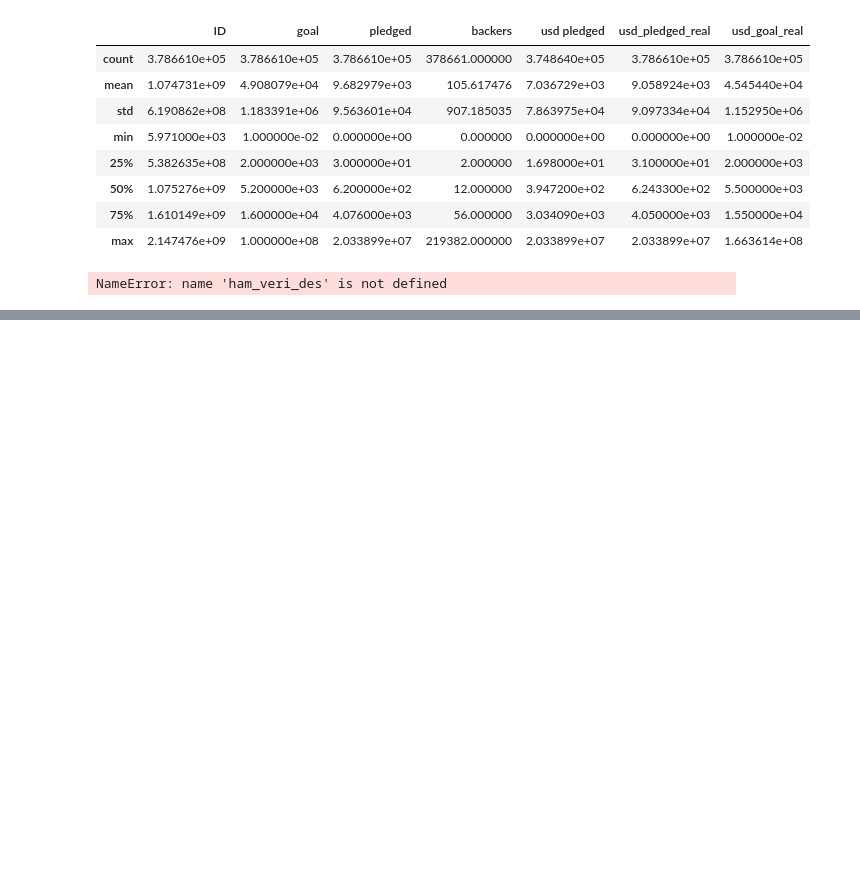
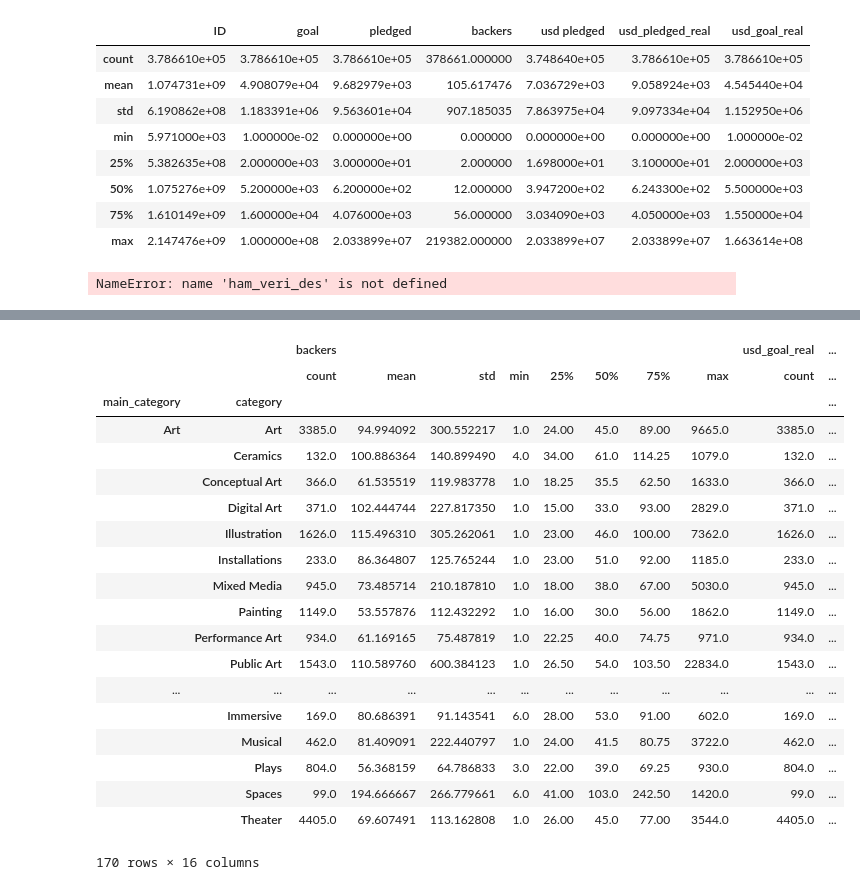
Before and after one commit to batutlsk/kickstarter, a Jupyter notebook: kickstarters.ipynb, the cells around one changed output, grey strips where cells are left out. Drawn from its saved outputs; the diff is of its cells as text; code cells hidden in the pictures; blank space fills up the shorter version.

```diff
--- a/kickstarters.ipynb
+++ b/kickstarters.ipynb
@@ -195,2 +194,5 @@ back_avg
 # %%
 data1=data.iloc[:,]
+# %%
+data1= data[data["state"]=="successful"]
+data1
@@ -196,0 +218,25 @@ data1=data.iloc[:,]
+# %%
+data2=data1[['main_category','category','usd_goal_real','backers']]
+data2_groupedby_category= data2.groupby(["main_category","category"]).describe()
+data2_groupedby_category
+# %% [output]
+|  |  | backers |  |  |  |  |  |  |  | usd_goal_real | ... |
+|  |  | count | mean | std | min | 25% | 50% | 75% | max | count | ... |
+| main_category | category |  |  |  |  |  |  |  |  |  | ... |
+| Art | Art | 3385.0 | 94.994092 | 300.552217 | 1.0 | 24.00 | 45.0 | 89.00 | 9665.0 | 3385.0 | ... |
+|  | Ceramics | 132.0 | 100.886364 | 140.899490 | 4.0 | 34.00 | 61.0 | 114.25 | 1079.0 | 132.0 | ... |
+|  | Conceptual Art | 366.0 | 61.535519 | 119.983778 | 1.0 | 18.25 | 35.5 | 62.50 | 1633.0 | 366.0 | ... |
+|  | Digital Art | 371.0 | 102.444744 | 227.817350 | 1.0 | 15.00 | 33.0 | 93.00 | 2829.0 | 371.0 | ... |
+|  | Illustration | 1626.0 | 115.496310 | 305.262061 | 1.0 | 23.00 | 46.0 | 100.00 | 7362.0 | 1626.0 | ... |
+|  | Installations | 233.0 | 86.364807 | 125.765244 | 1.0 | 23.00 | 51.0 | 92.00 | 1185.0 | 233.0 | ... |
+|  | Mixed Media | 945.0 | 73.485714 | 210.187810 | 1.0 | 18.00 | 38.0 | 67.00 | 5030.0 | 945.0 | ... |
+|  | Painting | 1149.0 | 53.557876 | 112.432292 | 1.0 | 16.00 | 30.0 | 56.00 | 1862.0 | 1149.0 | ... |
+|  | Performance Art | 934.0 | 61.169165 | 75.487819 | 1.0 | 22.25 | 40.0 | 74.75 | 971.0 | 934.0 | ... |
+|  | Public Art | 1543.0 | 110.589760 | 600.384123 | 1.0 | 26.50 | 54.0 | 103.50 | 22834.0 | 1543.0 | ... |
+| ... | ... | ... | ... | ... | ... | ... | ... | ... | ... | ... | ... |
+|  | Immersive | 169.0 | 80.686391 | 91.143541 | 6.0 | 28.00 | 53.0 | 91.00 | 602.0 | 169.0 | ... |
+|  | Musical | 462.0 | 81.409091 | 222.440797 | 1.0 | 24.00 | 41.5 | 80.75 | 3722.0 | 462.0 | ... |
+|  | Plays | 804.0 | 56.368159 | 64.786833 | 3.0 | 22.00 | 39.0 | 69.25 | 930.0 | 804.0 | ... |
+|  | Spaces | 99.0 | 194.666667 | 266.779661 | 6.0 | 41.00 | 103.0 | 242.50 | 1420.0 | 99.0 | ... |
+|  | Theater | 4405.0 | 69.607491 | 113.162808 | 1.0 | 26.00 | 45.0 | 77.00 | 3544.0 | 4405.0 | ... |
+170 rows × 16 columns
```
Also changed, not shown: parts of 23 cells of this notebook, 5 other files.
